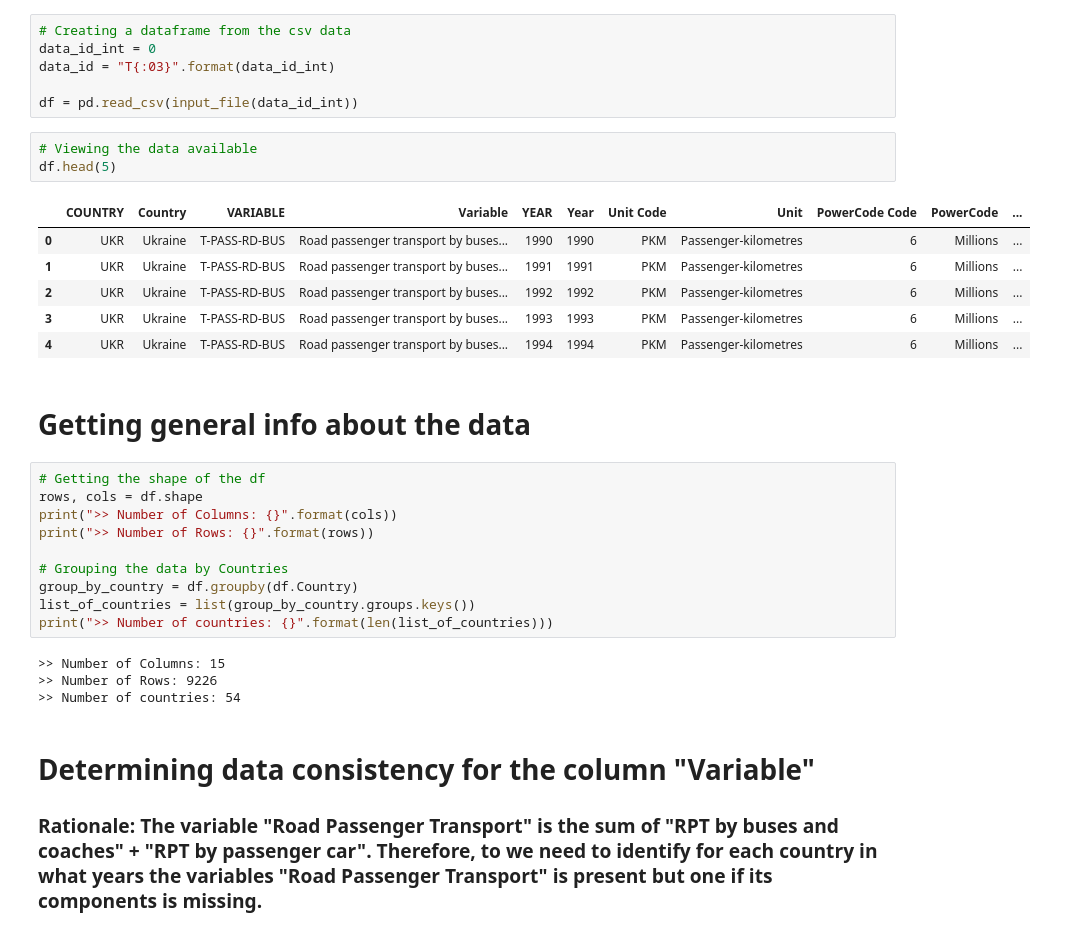
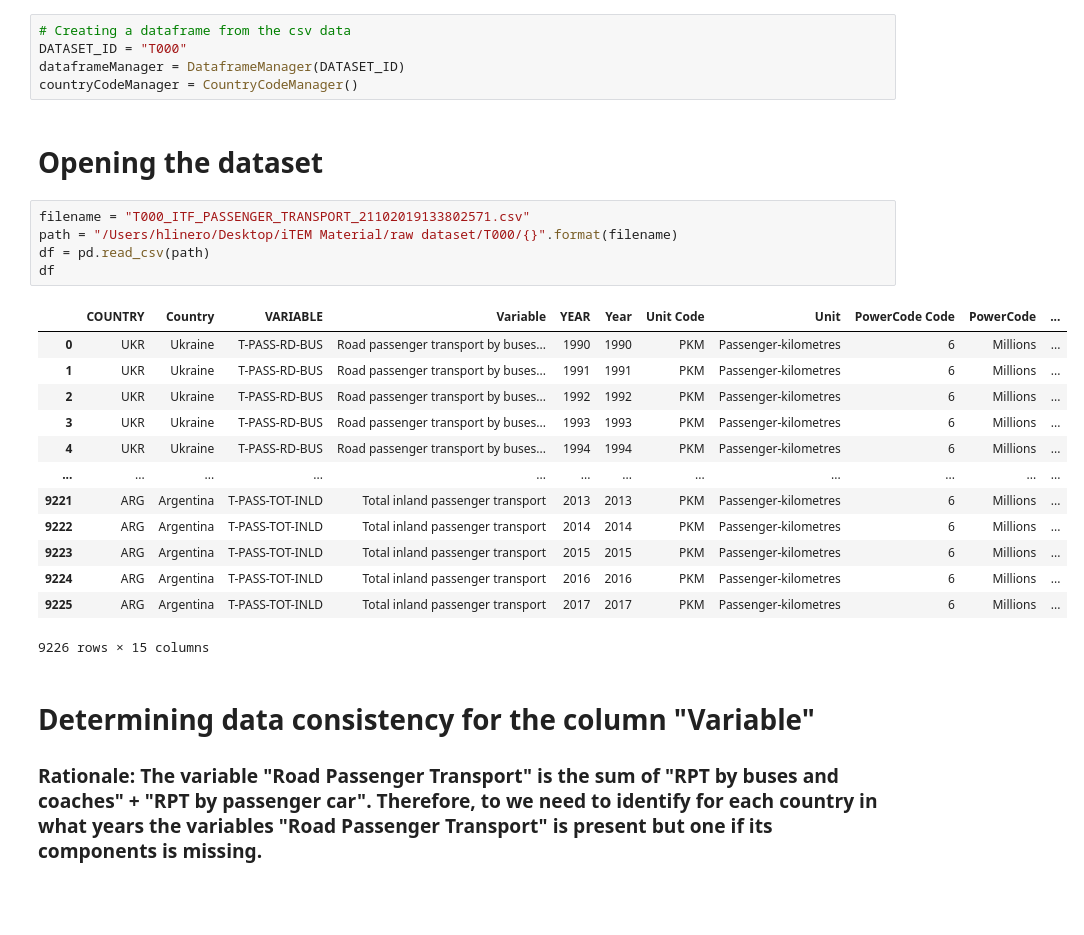
Before and after one commit to transportenergy/database, a Jupyter notebook: item/historical/scripts/T000.ipynb, the cells around one changed output. Drawn from its saved outputs; the diff is of its cells as text; blank space fills up the shorter version.

```diff
--- a/item/historical/scripts/T000.ipynb
+++ b/item/historical/scripts/T000.ipynb
@@ -7,35 +10,29 @@ from pprint import pprint
 # %%
 # Creating a dataframe from the csv data
-data_id_int = 0
-data_id = "T{:03}".format(data_id_int)
-
-df = pd.read_csv(input_file(data_id_int))
+DATASET_ID = "T000"
+dataframeManager = DataframeManager(DATASET_ID)
+countryCodeManager = CountryCodeManager()
-# %%
-# Viewing the data available
-df.head(5)
-# %% [output]
-|  | COUNTRY | Country | VARIABLE | Variable | YEAR | Year | Unit Code | Unit | PowerCode Code | PowerCode | ... |
-| 0 | UKR | Ukraine | T-PASS-RD-BUS | Road passenger transport by buses... | 1990 | 1990 | PKM | Passenger-kilometres | 6 | Millions | ... |
-| 1 | UKR | Ukraine | T-PASS-RD-BUS | Road passenger transport by buses... | 1991 | 1991 | PKM | Passenger-kilometres | 6 | Millions | ... |
-| 2 | UKR | Ukraine | T-PASS-RD-BUS | Road passenger transport by buses... | 1992 | 1992 | PKM | Passenger-kilometres | 6 | Millions | ... |
-| 3 | UKR | Ukraine | T-PASS-RD-BUS | Road passenger transport by buses... | 1993 | 1993 | PKM | Passenger-kilometres | 6 | Millions | ... |
-| 4 | UKR | Ukraine | T-PASS-RD-BUS | Road passenger transport by buses... | 1994 | 1994 | PKM | Passenger-kilometres | 6 | Millions | ... |
-# %% [markdown]
-# Getting general info about the data
-# %%
-# Getting the shape of the df
-rows, cols = df.shape
-print(">> Number of Columns: {}".format(cols))
-print(">> Number of Rows: {}".format(rows))
-
-# Grouping the data by Countries
-group_by_country = df.groupby(df.Country)
-list_of_countries = list(group_by_country.groups.keys())
-print(">> Number of countries: {}".format(len(list_of_countries)))
-# %% [output]
->> Number of Columns: 15
->> Number of Rows: 9226
->> Number of countries: 54
+# %% [markdown]
+# Opening the dataset
+# %%
+filename = "T000_ITF_PASSENGER_TRANSPORT_21102019133802571.csv"
+path = "/Users/hlinero/Desktop/iTEM Material/raw dataset/T000/{}".format(filename)
+df = pd.read_csv(path)
+df
+# %% [output]
+|  | COUNTRY | Country | VARIABLE | Variable | YEAR | Year | Unit Code | Unit | PowerCode Code | PowerCode | ... |
+| 0 | UKR | Ukraine | T-PASS-RD-BUS | Road passenger transport by buses... | 1990 | 1990 | PKM | Passenger-kilometres | 6 | Millions | ... |
+| 1 | UKR | Ukraine | T-PASS-RD-BUS | Road passenger transport by buses... | 1991 | 1991 | PKM | Passenger-kilometres | 6 | Millions | ... |
+| 2 | UKR | Ukraine | T-PASS-RD-BUS | Road passenger transport by buses... | 1992 | 1992 | PKM | Passenger-kilometres | 6 | Millions | ... |
+| 3 | UKR | Ukraine | T-PASS-RD-BUS | Road passenger transport by buses... | 1993 | 1993 | PKM | Passenger-kilometres | 6 | Millions | ... |
+| 4 | UKR | Ukraine | T-PASS-RD-BUS | Road passenger transport by buses... | 1994 | 1994 | PKM | Passenger-kilometres | 6 | Millions | ... |
+| ... | ... | ... | ... | ... | ... | ... | ... | ... | ... | ... | ... |
+| 9221 | ARG | Argentina | T-PASS-TOT-INLD | Total inland passenger transport | 2013 | 2013 | PKM | Passenger-kilometres | 6 | Millions | ... |
+| 9222 | ARG | Argentina | T-PASS-TOT-INLD | Total inland passenger transport | 2014 | 2014 | PKM | Passenger-kilometres | 6 | Millions | ... |
+| 9223 | ARG | Argentina | T-PASS-TOT-INLD | Total inland passenger transport | 2015 | 2015 | PKM | Passenger-kilometres | 6 | Millions | ... |
+| 9224 | ARG | Argentina | T-PASS-TOT-INLD | Total inland passenger transport | 2016 | 2016 | PKM | Passenger-kilometres | 6 | Millions | ... |
+| 9225 | ARG | Argentina | T-PASS-TOT-INLD | Total inland passenger transport | 2017 | 2017 | PKM | Passenger-kilometres | 6 | Millions | ... |
+9226 rows × 15 columns
 # %% [markdown]
 # Determining data consistency for the column "Variable"
 ### Rationale: The variable "Road Passenger Transport" is the sum of "RPT by buses and coaches" + "RPT by passenger car". Therefore, to we need to identify for each country in what years the variables "Road Passenger Transport" is present but one if its components is missing.
```
Also changed, not shown: parts of 38 cells of this notebook, 2 other files.
